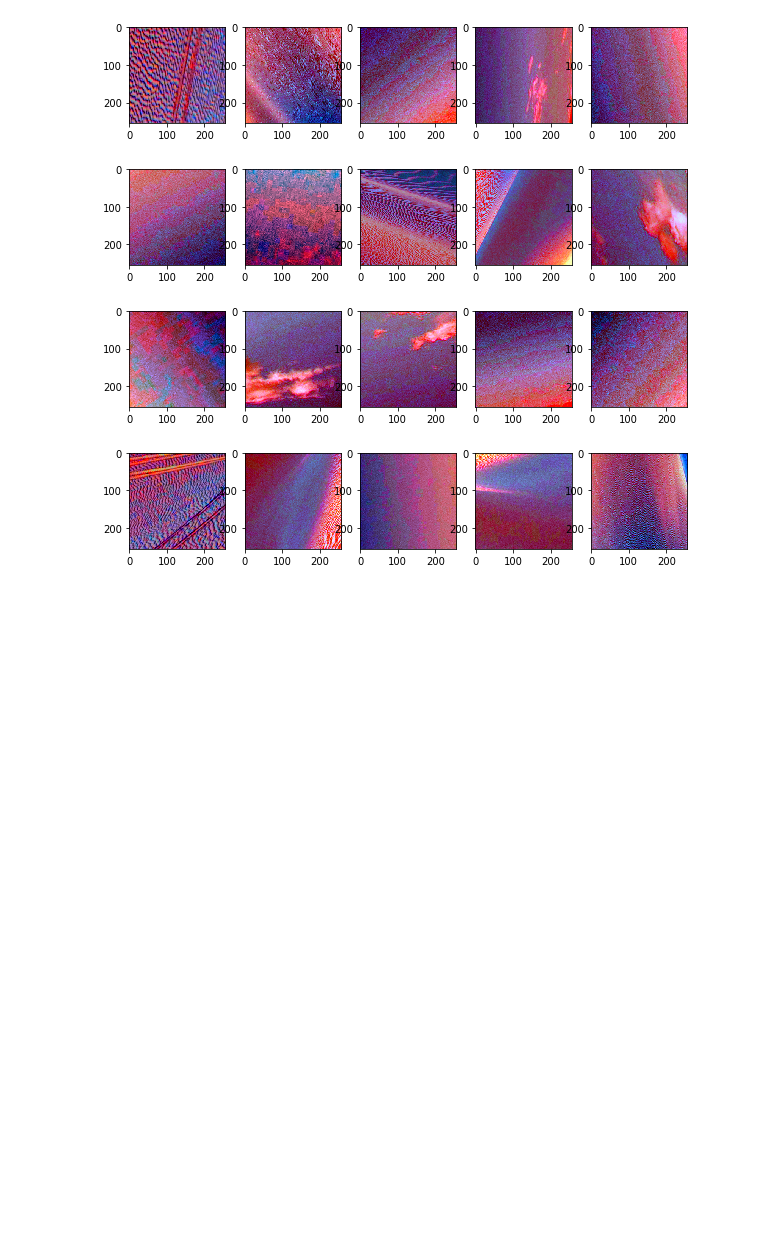
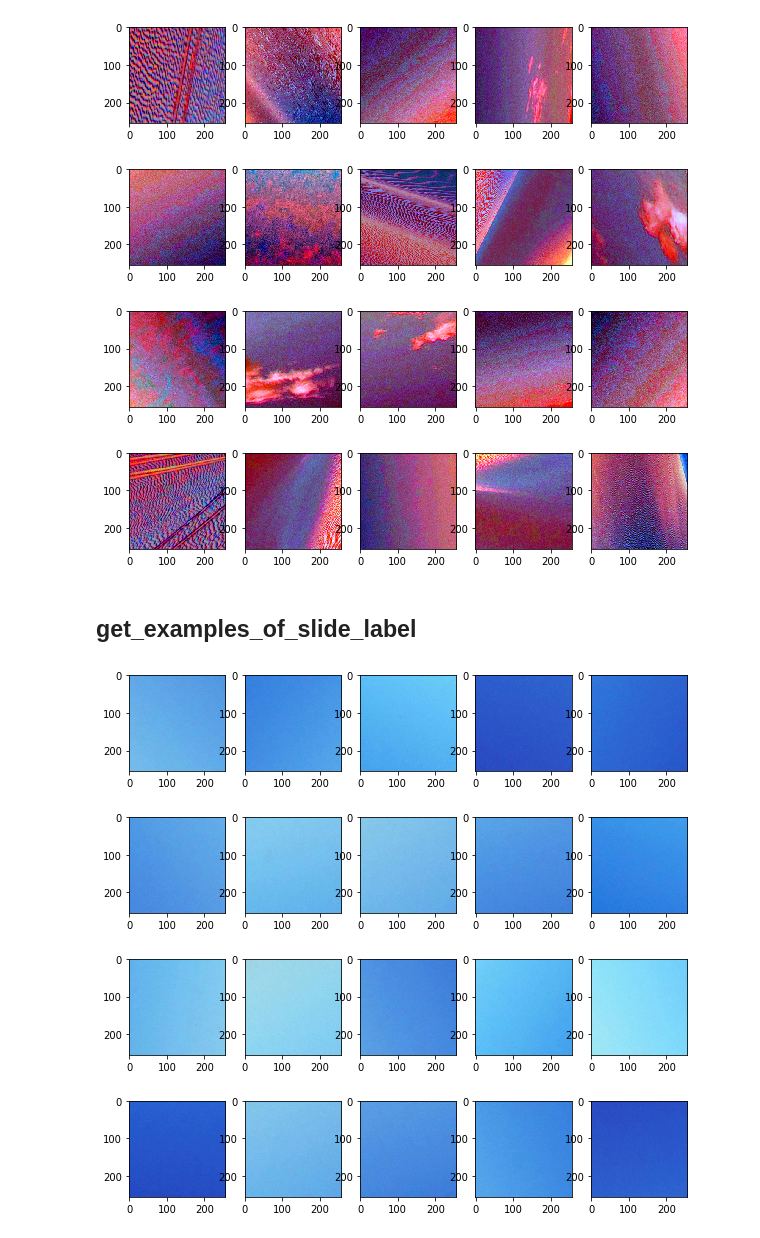
Before and after one commit to quolc/keras-OpenSlideGenerator, a Jupyter notebook: test.ipynb, the cells around one changed output. Drawn from its saved outputs; the diff is of its cells as text; code cells hidden in the pictures; blank space fills up the shorter version.

Commit message:
implement get_examples_of_slide_label

```diff
--- a/test.ipynb
+++ b/test.ipynb
@@ -132,3 +132,15 @@ for i in range(20):
     plt.imshow(image.transpose(1,2,0))
 # %% [output]
 [figure]
+# %% [markdown]
+## get_examples_of_slide_label
+# %%
+gen_train = openslide_generator.OpenSlideGenerator(
+        './train.txt', './test_slides', 512, 256, verbose=0)
+# %%
+plt.figure(figsize=(10,10))
+for i, image in enumerate(gen_train.get_examples_of_slide_label(slide_id=0, label=0, count=20)):
+    plt.subplot(4,5,i+1)
+    plt.imshow(image.transpose(1,2,0))
+# %% [output]
+[figure, added]
```
Also changed, not shown: parts of 1 cell of this notebook, 1 other file.
